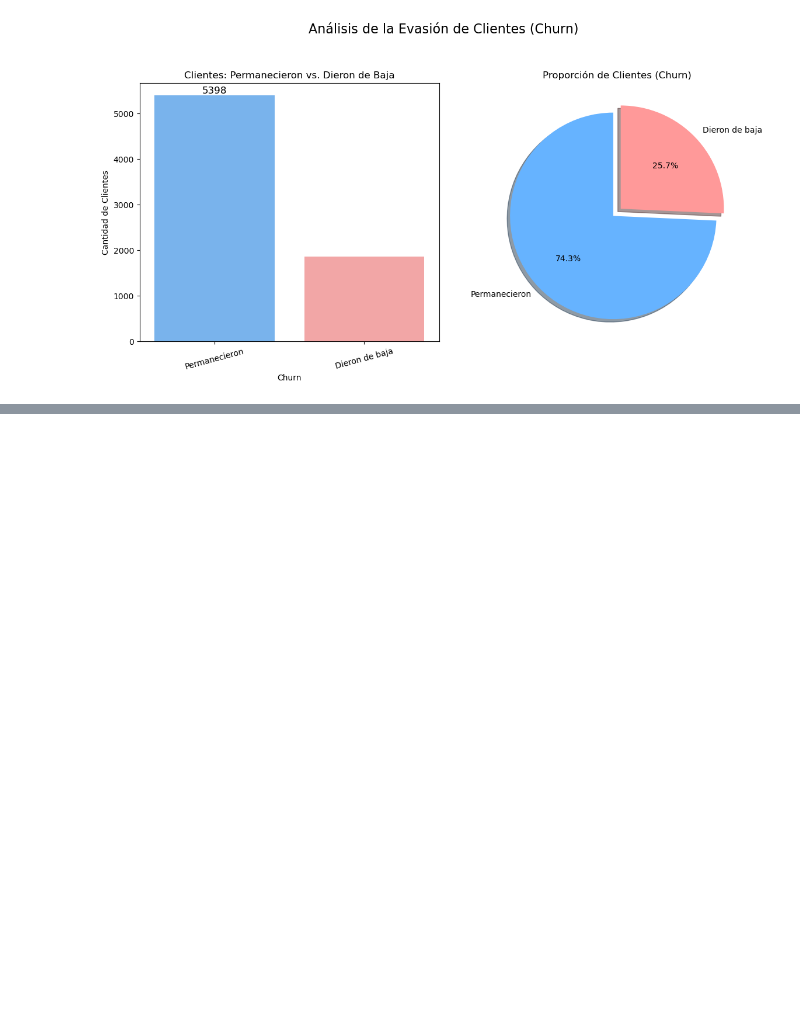
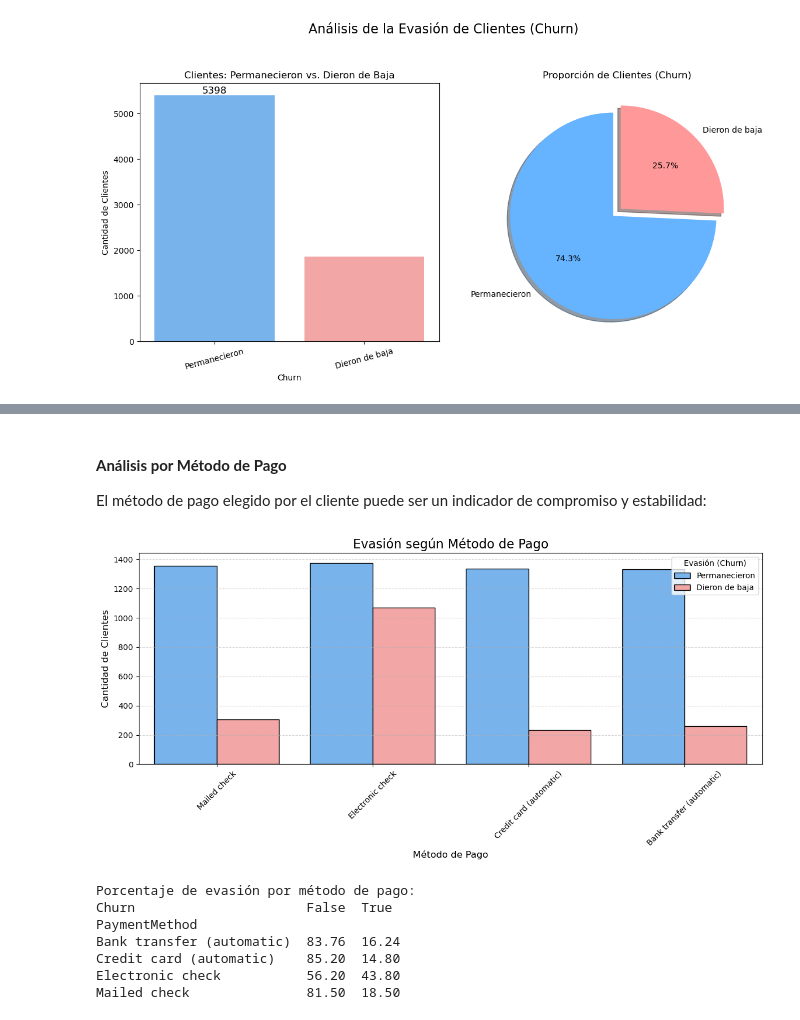
Before and after one commit to CarlitoUwU/Telecom-Challenge, a Jupyter notebook: Telecom-X.ipynb, the cells around one changed output, grey strips where cells are left out. Drawn from its saved outputs; the diff is of its cells as text; code cells hidden in the pictures; blank space fills up the shorter version.

```diff
--- a/Telecom-X.ipynb
+++ b/Telecom-X.ipynb
@@ -533,0 +687,35 @@ plt.show()
+# %% [markdown]
+#### **Análisis por Método de Pago**
+El método de pago elegido por el cliente puede ser un indicador de compromiso y estabilidad:
+# %%
+# Evasión por Método de Pago
+plt.figure(figsize=(12, 6))
+sns.countplot(
+    data=df,
+    x='PaymentMethod',
+    hue='Churn',
+    palette=['#66b3ff', '#ff9999'],
+    edgecolor='black'
+)
+plt.title('Evasión según Método de Pago', fontsize=16)
+plt.xlabel('Método de Pago', fontsize=12)
+plt.ylabel('Cantidad de Clientes', fontsize=12)
+plt.legend(title='Evasión (Churn)', labels=['Permanecieron', 'Dieron de baja'])
+plt.xticks(rotation=45)
+plt.grid(axis='y', linestyle='--', alpha=0.5)
+plt.tight_layout()
+plt.show()
+
+# Análisis porcentual
+payment_churn = pd.crosstab(df['PaymentMethod'], df['Churn'], normalize='index') * 100
+print("Porcentaje de evasión por método de pago:")
+print(payment_churn.round(2))
+# %% [output]
+[figure, added]
+Porcentaje de evasión por método de pago:
+Churn                      False  True
+PaymentMethod
+Bank transfer (automatic)  83.76  16.24
+Credit card (automatic)    85.20  14.80
+Electronic check           56.20  43.80
+Mailed check               81.50  18.50
```
Also changed, not shown: parts of 42 cells of this notebook.
